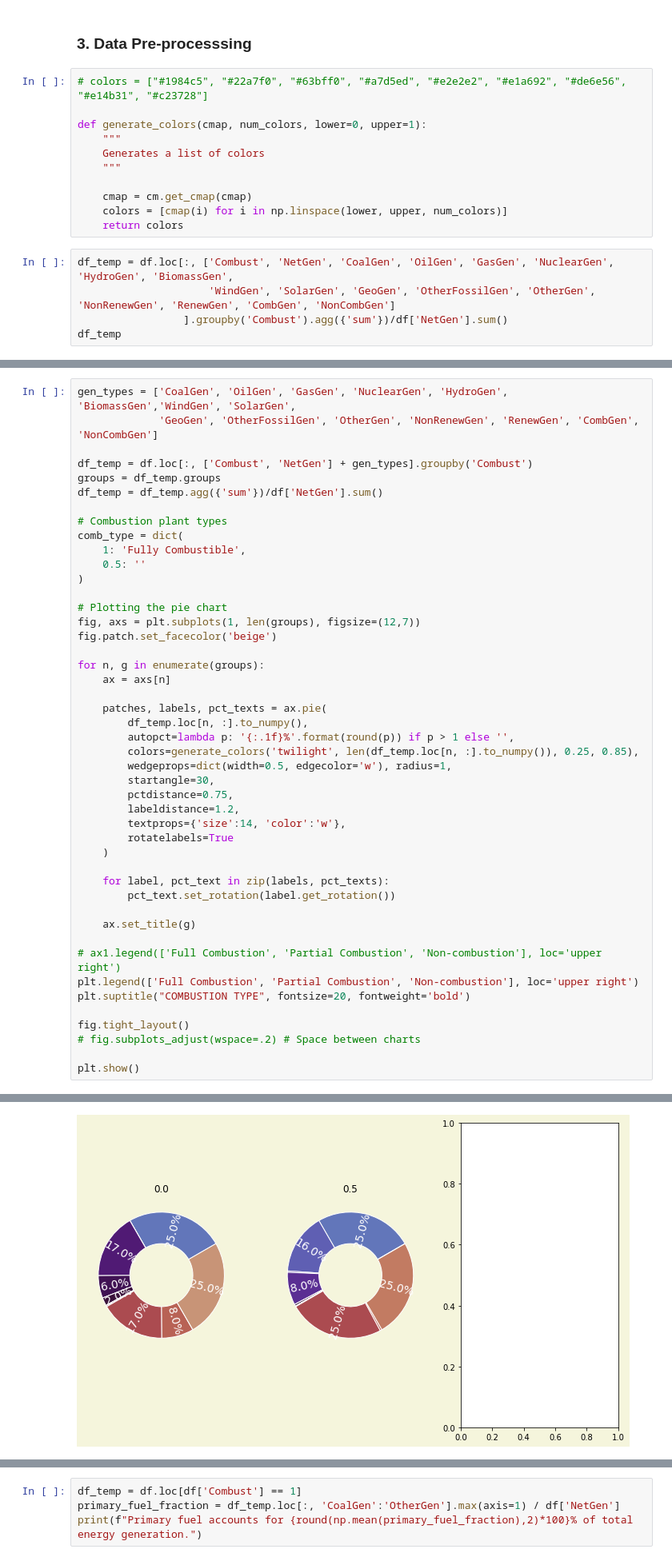
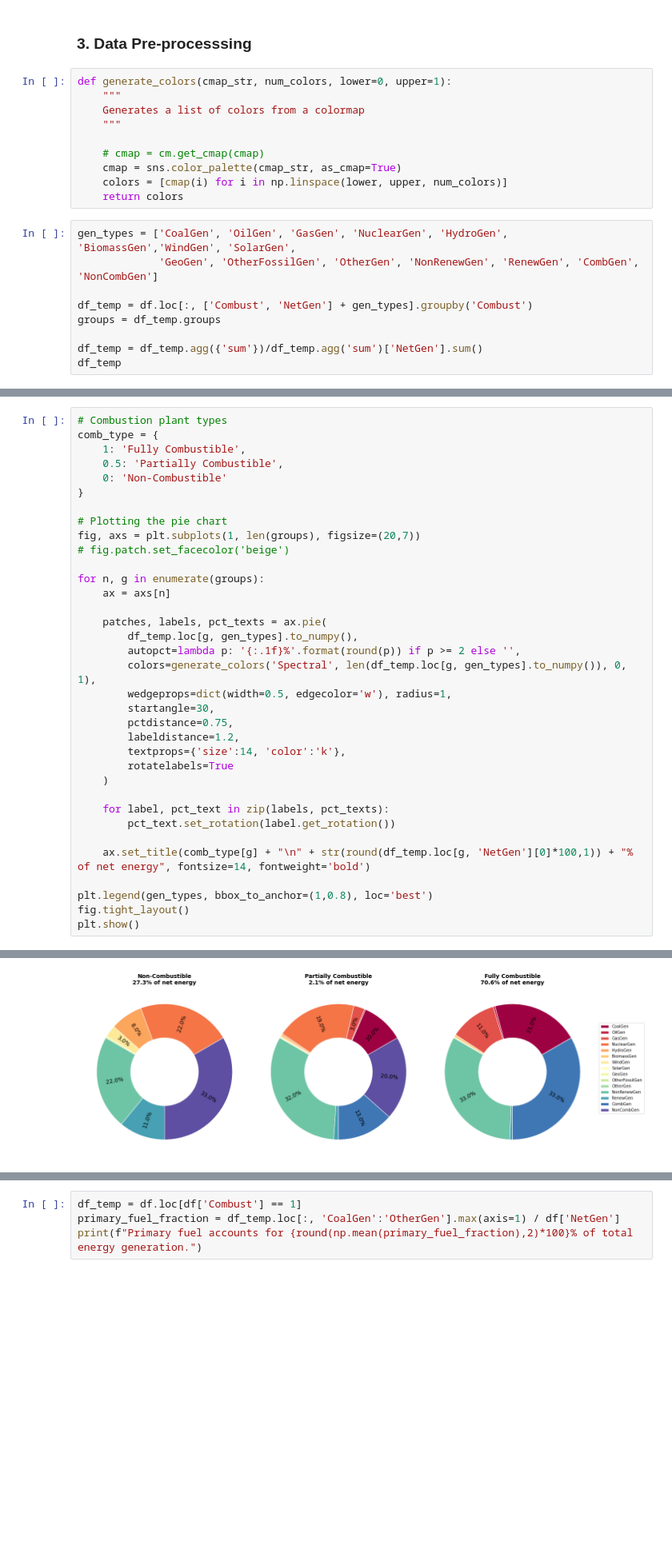
Before and after one commit to davydtamrazov/analysis-of-urban-systems-data, a Jupyter notebook: electric_power_generation_emissions.ipynb, the cells around one changed output, grey strips where cells are left out. Shown: that part at 80% size. Drawn from its saved outputs; the diff is of its cells as text; blank space fills up the shorter version.

```diff
--- a/electric_power_generation_emissions.ipynb
+++ b/electric_power_generation_emissions.ipynb
@@ -108,20 +108,23 @@ df[['CO2', 'NOX', 'SO2']].describe()
 # %% [markdown]
 ### 3. Data Pre-processsing
 # %%
-# colors = ["#1984c5", "#22a7f0", "#63bff0", "#a7d5ed", "#e2e2e2", "#e1a692", "#de6e56", "#e14b31", "#c23728"]
-
-def generate_colors(cmap, num_colors, lower=0, upper=1):
+def generate_colors(cmap_str, num_colors, lower=0, upper=1):
     """
-    Generates a list of colors
+    Generates a list of colors from a colormap
     """
 
-    cmap = cm.get_cmap(cmap)
+    # cmap = cm.get_cmap(cmap)
+    cmap = sns.color_palette(cmap_str, as_cmap=True)
     colors = [cmap(i) for i in np.linspace(lower, upper, num_colors)]
     return colors
 # %%
-df_temp = df.loc[:, ['Combust', 'NetGen', 'CoalGen', 'OilGen', 'GasGen', 'NuclearGen', 'HydroGen', 'BiomassGen',
-                     'WindGen', 'SolarGen', 'GeoGen', 'OtherFossilGen', 'OtherGen', 'NonRenewGen', 'RenewGen', 'CombGen', 'NonCombGen']
-                 ].groupby('Combust').agg({'sum'})/df['NetGen'].sum()
+gen_types = ['CoalGen', 'OilGen', 'GasGen', 'NuclearGen', 'HydroGen', 'BiomassGen','WindGen', 'SolarGen',
+             'GeoGen', 'OtherFossilGen', 'OtherGen', 'NonRenewGen', 'RenewGen', 'CombGen', 'NonCombGen']
+
+df_temp = df.loc[:, ['Combust', 'NetGen'] + gen_types].groupby('Combust')
+groups = df_temp.groups
+
+df_temp = df_temp.agg({'sum'})/df_temp.agg('sum')['NetGen'].sum()
 df_temp
 # %% [output]
 |  | NetGen | CoalGen | OilGen | GasGen | NuclearGen | HydroGen | BiomassGen | WindGen | SolarGen | GeoGen | ... |
@@ -131,49 +134,38 @@ df_temp
 | 0.5 | 0.020863 | 0.006324 | 0.000171 | 0.001636 | 0.012016 | 0.000233 | 0.000279 | 0.000010 | 0.000192 | 0.000000 | ... |
 | 1.0 | 0.706244 | 0.440674 | 0.009994 | 0.237653 | 0.000000 | 0.000000 | 0.013273 | 0.000000 | 0.000000 | 0.000000 | ... |
 # %%
-gen_types = ['CoalGen', 'OilGen', 'GasGen', 'NuclearGen', 'HydroGen', 'BiomassGen','WindGen', 'SolarGen',
-             'GeoGen', 'OtherFossilGen', 'OtherGen', 'NonRenewGen', 'RenewGen', 'CombGen', 'NonCombGen']
-
-df_temp = df.loc[:, ['Combust', 'NetGen'] + gen_types].groupby('Combust')
-groups = df_temp.groups
-df_temp = df_temp.agg({'sum'})/df['NetGen'].sum()
-
 # Combustion plant types
-comb_type = dict(
+comb_type = {
     1: 'Fully Combustible',
-    0.5: ''
-)
+    0.5: 'Partially Combustible',
+    0: 'Non-Combustible'
+}
 
 # Plotting the pie chart
-fig, axs = plt.subplots(1, len(groups), figsize=(12,7))
-fig.patch.set_facecolor('beige')
+fig, axs = plt.subplots(1, len(groups), figsize=(20,7))
+# fig.patch.set_facecolor('beige')
 
 for n, g in enumerate(groups):
     ax = axs[n]
 
     patches, labels, pct_texts = ax.pie(
-        df_temp.loc[n, :].to_numpy(),
-        autopct=lambda p: '{:.1f}%'.format(round(p)) if p > 1 else '',
-        colors=generate_colors('twilight', len(df_temp.loc[n, :].to_numpy()), 0.25, 0.85),
+        df_temp.loc[g, gen_types].to_numpy(),
+        autopct=lambda p: '{:.1f}%'.format(round(p)) if p >= 2 else '',
+        colors=generate_colors('Spectral', len(df_temp.loc[g, gen_types].to_numpy()), 0, 1),
         wedgeprops=dict(width=0.5, edgecolor='w'), radius=1,
         startangle=30,
         pctdistance=0.75,
         labeldistance=1.2,
-        textprops={'size':14, 'color':'w'},
+        textprops={'size':14, 'color':'k'},
         rotatelabels=True
     )
 
     for label, pct_text in zip(labels, pct_texts):
         pct_text.set_rotation(label.get_rotation())
 
-    ax.set_title(g)
+    ax.set_title(comb_type[g] + "\n" + str(round(df_temp.loc[g, 'NetGen'][0]*100,1)) + "% of net energy", fontsize=14, fontweight='bold')
 
-# ax1.legend(['Full Combustion', 'Partial Combustion', 'Non-combustion'], loc='upper right')
-plt.legend(['Full Combustion', 'Partial Combustion', 'Non-combustion'], loc='upper right')
-plt.suptitle("COMBUSTION TYPE", fontsize=20, fontweight='bold')
-
+plt.legend(gen_types, bbox_to_anchor=(1,0.8), loc='best')
 fig.tight_layout()
-# fig.subplots_adjust(wspace=.2) # Space between charts
-
 plt.show()
 # %% [output]
@@ -181 +172 @@ KeyError: 2
-[figure, old version]
+[figure, new version]
```
Also changed, not shown: parts of 2 cells of this notebook.
